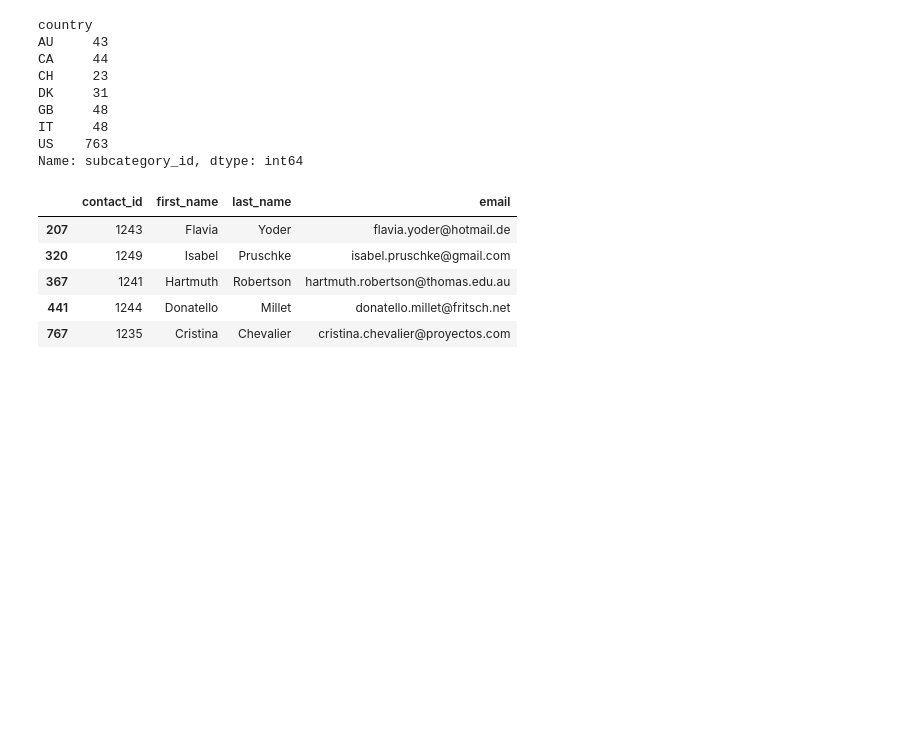
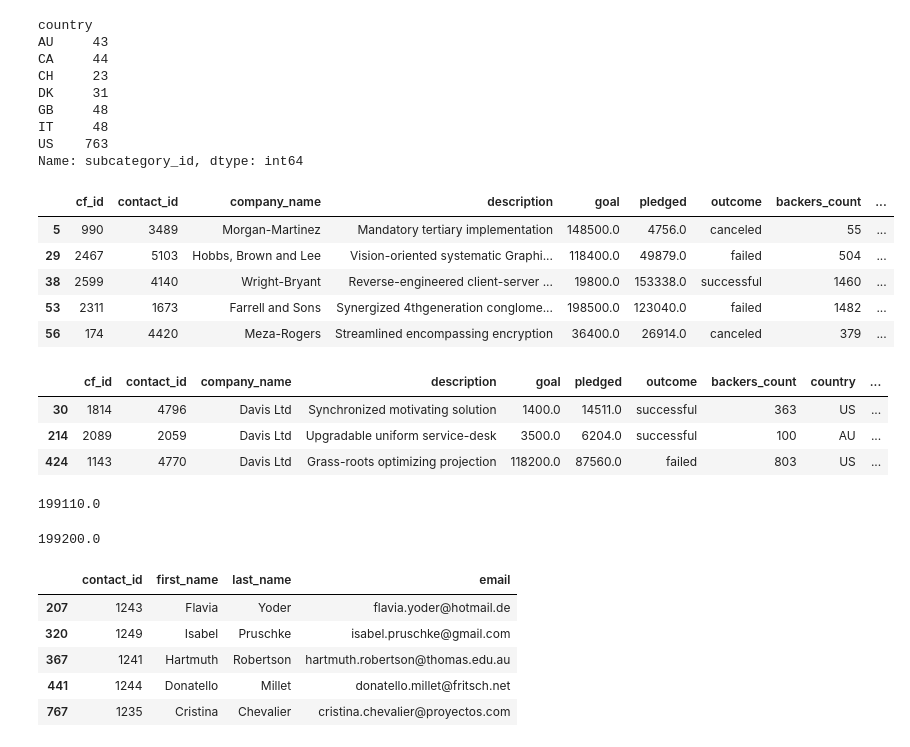
Before and after one commit to SandraBotica/Crowdfunding_ETL, a Jupyter notebook: ETL_Mini_Project_SBotica.ipynb, the cells around one changed output. Saved outputs shown, nothing was run; the diff lists cells and outputs as text; code cells hidden in the pictures; blank space fills up the shorter version.

```diff
--- a/ETL_Mini_Project_SBotica.ipynb
+++ b/ETL_Mini_Project_SBotica.ipynb
@@ -581,6 +660,39 @@ GB     48
 IT     48
 US    763
 Name: subcategory_id, dtype: int64
+# %%
+# Checking campaign table in crowdfunding database in pgAdmin matches values from SELECT statements
+AU_df= campaign_cleaned_df.loc[campaign_cleaned_df["country"] == 'AU']
+AU_df.head()
+# %% [output]
+|  | cf_id | contact_id | company_name | description | goal | pledged | outcome | backers_count | ... |
+| 5 | 990 | 3489 | Morgan-Martinez | Mandatory tertiary implementation | 148500.0 | 4756.0 | canceled | 55 | ... |
+| 29 | 2467 | 5103 | Hobbs, Brown and Lee | Vision-oriented systematic Graphi... | 118400.0 | 49879.0 | failed | 504 | ... |
+| 38 | 2599 | 4140 | Wright-Bryant | Reverse-engineered client-server ... | 19800.0 | 153338.0 | successful | 1460 | ... |
+| 53 | 2311 | 1673 | Farrell and Sons | Synergized 4thgeneration conglome... | 198500.0 | 123040.0 | failed | 1482 | ... |
+| 56 | 174 | 4420 | Meza-Rogers | Streamlined encompassing encryption | 36400.0 | 26914.0 | canceled | 379 | ... |
+# %%
+# Checking campaign table in crowdfunding database in pgAdmin matches values from SELECT statements
+# Extract company_name 'Davis Ltd' to inspect as it appears 3 times in the DataFrame?
+Davis_Ltd = campaign_cleaned_df[campaign_cleaned_df["company_name"] == 'Davis Ltd']
+Davis_Ltd
+# %% [output]
+|  | cf_id | contact_id | company_name | description | goal | pledged | outcome | backers_count | country | ... |
+| 30 | 1814 | 4796 | Davis Ltd | Synchronized motivating solution | 1400.0 | 14511.0 | successful | 363 | US | ... |
+| 214 | 2089 | 2059 | Davis Ltd | Upgradable uniform service-desk | 3500.0 | 6204.0 | successful | 100 | AU | ... |
+| 424 | 1143 | 4770 | Davis Ltd | Grass-roots optimizing projection | 118200.0 | 87560.0 | failed | 803 | US | ... |
+# %%
+# Checking campaign table in crowdfunding database in pgAdmin matches values from SELECT statements
+# Checking max value for 'pledged' column
+campaign_df.pledged.max()
+# %% [output]
+199110.0
+# %%
+# Checking campaign table in crowdfunding database in pgAdmin matches values from SELECT statements
+# Checking max value for 'goal' column
+campaign_df.goal.max()
+# %% [output]
+199200.0
 # %%
 # Checking contacts table in crowdfunding database in pgAdmin matches values from SELECT statements
 contacts_df_clean.loc[contacts_df_clean["contact_id"] < 1250,:]
```
Also changed, not shown: parts of 15 cells of this notebook, 3 other files.
